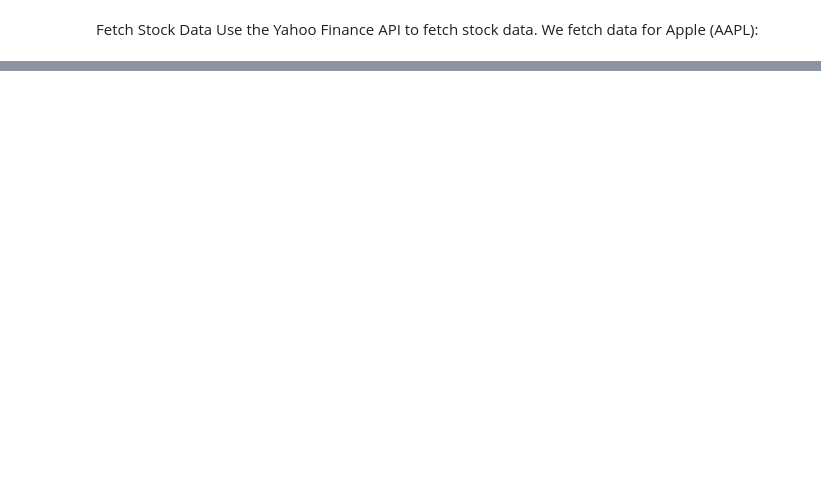
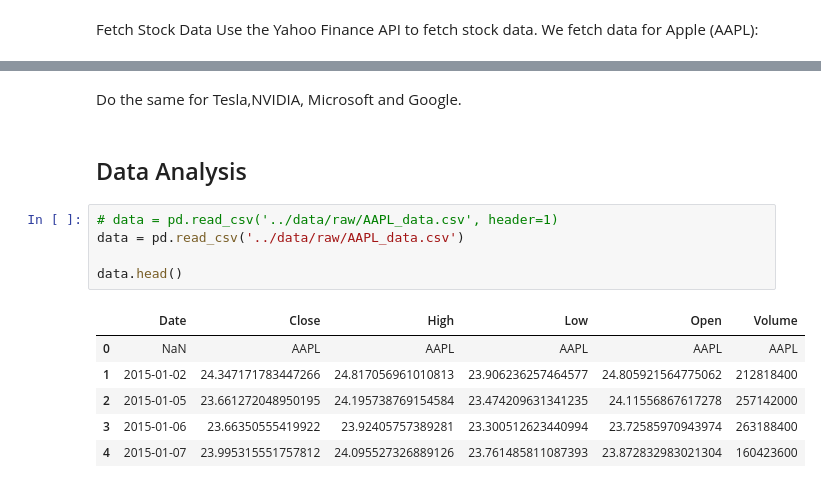
Before and after one commit to christymanthara/FinancialDataAnalysis-ML, a Jupyter notebook: project/notebooks/AAPL_data_exploration.ipynb, the cells around one changed output, grey strips where cells are left out. Cells and saved outputs as stored; diff of their text form; blank space fills up the shorter version.

```diff
--- a/project/notebooks/AAPL_data_exploration.ipynb
+++ b/project/notebooks/AAPL_data_exploration.ipynb
@@ -40,0 +53,16 @@ Downloading data...
+# %% [markdown]
+Do the same for Tesla,NVIDIA, Microsoft and Google.
+# %% [markdown]
+## Data Analysis
+# %%
+# data = pd.read_csv('../data/raw/AAPL_data.csv', header=1)
+data = pd.read_csv('../data/raw/AAPL_data.csv')
+
+data.head()
+# %% [output]
+|  | Date | Close | High | Low | Open | Volume |
+| 0 | NaN | AAPL | AAPL | AAPL | AAPL | AAPL |
+| 1 | 2015-01-02 | 24.347171783447266 | 24.817056961010813 | 23.906236257464577 | 24.805921564775062 | 212818400 |
+| 2 | 2015-01-05 | 23.661272048950195 | 24.195738769154584 | 23.474209631341235 | 24.11556867617278 | 257142000 |
+| 3 | 2015-01-06 | 23.66350555419922 | 23.92405757389281 | 23.300512623440994 | 23.72585970943974 | 263188400 |
+| 4 | 2015-01-07 | 23.995315551757812 | 24.095527326889126 | 23.761485811087393 | 23.872832983021304 | 160423600 |
```
Also changed, not shown: parts of 14 cells of this notebook, 3 other files.
